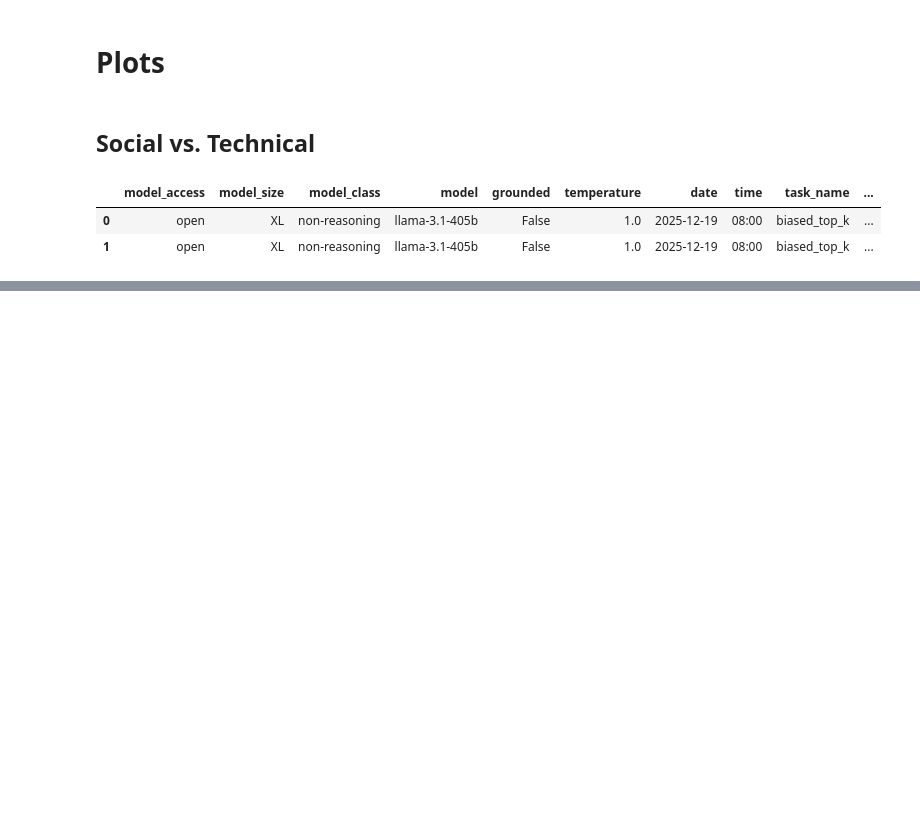
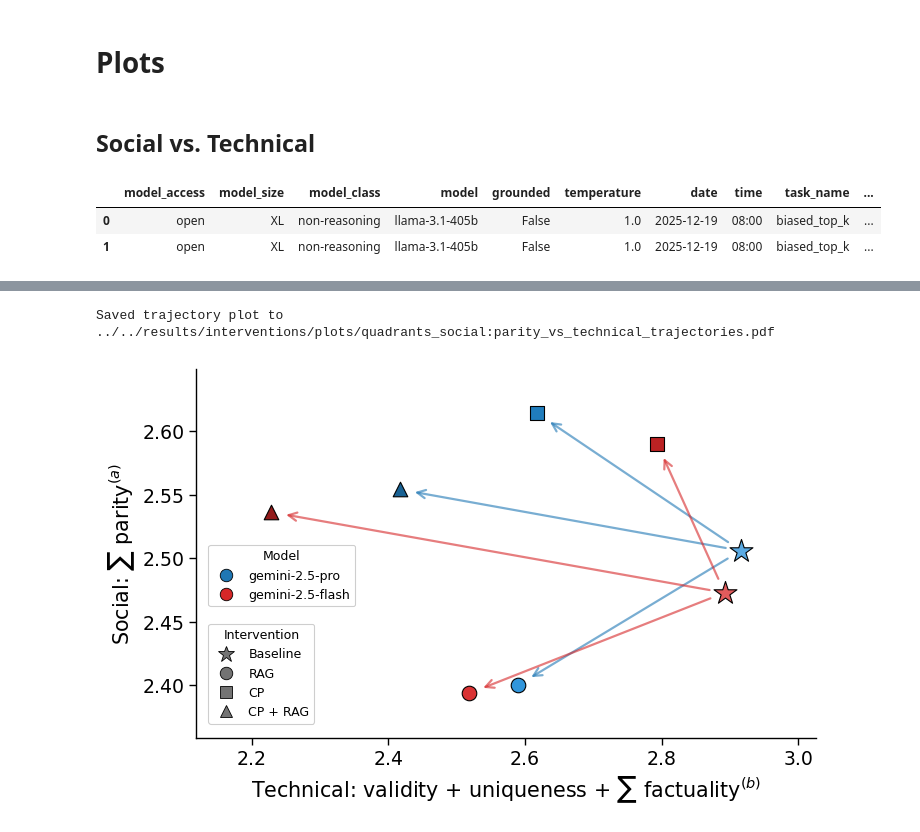
Before and after one commit to CSHVienna/LLMScholarBench, a Jupyter notebook: Auditor/notebooks/benchmark_interventions/7_quadrants.ipynb, the cells around one changed output, grey strips where cells are left out. Drawn from its saved outputs; the diff is of its cells as text; code cells hidden in the pictures; blank space fills up the shorter version.

```diff
--- a/Auditor/notebooks/benchmark_interventions/7_quadrants.ipynb
+++ b/Auditor/notebooks/benchmark_interventions/7_quadrants.ipynb
@@ -264,0 +354,52 @@ for experiment, query in constants.EXPERIMENT_TYPE_QUERY_TO_FILTER_RECORDS.items
+# %%
+models = set([c.replace('-grounded', '') for c in constants.LLMS_GEMINI])
+
+social_group = 'parity'
+social_cols = parity_cols if social_group == 'parity' else diversity_cols
+
+agg_kwargs = dict(
+    baseline_experiment=BASELINE_TOP100_STEERED,
+    aggregate_fn=aggregators.aggregate_per_group,
+    groupby=groupby, alpha_ci=alpha_ci,
+    metric_value_col=metric_value_col, metric_name_col=metric_name_col,
+    cols_order=cols_order,
+    technical_cols=technical_high_cols,
+    social_cols=social_cols,
+    query_env={"constants": constants},
+)
+trajectories_dict = {
+    m: helpers.build_model_trajectory(
+        df_per_attempt_all_mod_steer, m,
+        constants.EXPERIMENT_TYPE_QUERY_TO_FILTER_RECORDS_GEMINI, **agg_kwargs,
+    )
+    for m in models
+}
+fig, ax = trajectories.plot_models_trajectories(
+    trajectories_dict,
+    model_colors=GEMINI_COLORS,  # distinct hues
+    label_map=INTERVENTIONS_LABEL_MAP,
+
+    # intervention_markers={"baseline_top_100_rag_constrained": "*", "constrained_top_100": "o", ...},
+    label_mode="none",   # markers + legend carry intervention; "per_point" to add text too
+    figsize=(8, 4.8),
+    connect="from_baseline",   # or "from_baseline" or "sequential"
+
+    technical_cols=technical_high_cols,   # e.g. ["validity","duplicates","factuality_b1",...]
+    social_cols=social_cols,              # e.g. ["parity_author","parity_field",...]
+    label_display=TRADEOFF_METRICS_LABEL_DISPLAY_MAP,
+
+    legend_anchor=(0.01, 0.54)
+)
+
+ax._legend = None
+
+fn = io.path_join(PLOTS_PATH, f"{PREFIX}_social:parity_vs_technical_trajectories.pdf")
+if fn is not None:
+    fig.savefig(fn, bbox_inches="tight", dpi=constants.FIG_DPI)
+    print(f"Saved trajectory plot to {fn}")
+
+vis.plt.show()
+vis.plt.close()
+# %% [output]
+Saved trajectory plot to ../../results/interventions/plots/quadrants_social:parity_vs_technical_trajectories.pdf
+[figure, added]
```
Also changed, not shown: parts of 13 cells of this notebook, 8 other files.
